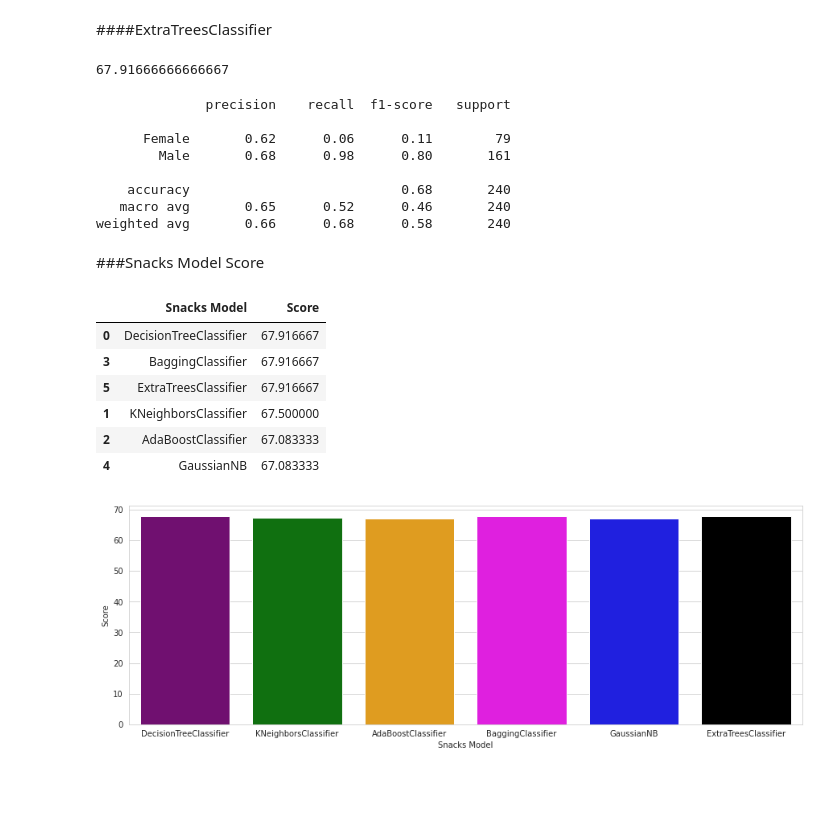
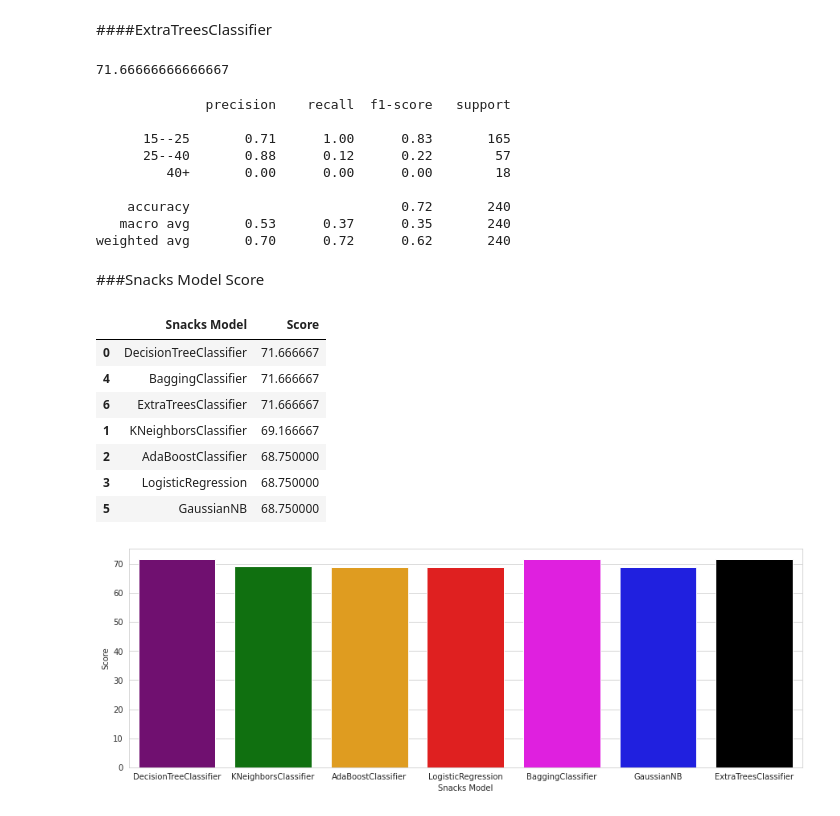
Before and after one commit to tofael950/Food, a Jupyter notebook: Food_Project_.ipynb, the cells around one changed output. Cells and saved outputs as stored; diff of their text form; code cells hidden in the pictures; blank space fills up the shorter version.

```diff
--- a/Food_Project_.ipynb
+++ b/Food_Project_.ipynb
@@ -199,0 +479,10 @@ Name: Age, dtype: int64
+# %%
+#Lunch Model Score
+colors = ["purple", "green", "orange","red" ,"magenta","blue","black"]
+
+sns.set_style("whitegrid")
+plt.figure(figsize=(15,5))
+plt.ylabel("Accuracy %")
+plt.xlabel("Algorithms")
+sns.barplot(x=models['Full Model'],y=models['Score'], palette=colors )
+plt.show()
@@ -1754,7 +2126,7 @@ for i in enumerate(Snacks_feature):
 # %%
 X = ds[[ 'Snacks-Fast_Food', 'Snacks-Tea_Coffee']]
 # %%
-y = ds[['Gender']]
+y = ds[['Age']]
 # %%
 from sklearn.model_selection import train_test_split
 X_train, X_test, y_train, y_test = train_test_split(X,y,test_size=0.2)
@@ -1891,0 +2269,6 @@ weighted avg       0.45      0.67      0.54       240
+# %%
+tre=LogisticRegression()
+tre.fit(X_train,y_train)
+pred_tre=tre.predict(X_test)
+accu_Logistic=accuracy_score(y_test , pred_tre)*100
+accu_Logistic
@@ -1942,45 +2341,47 @@ pred_tre=tre.predict(X_test)
 accu_Extratree=accuracy_score(y_test , pred_tre)*100
 accu_Extratree
 # %% [output]
-67.91666666666667
+71.66666666666667
 # %%
 print(classification_report(y_test,pred_tre))
 # %% [output]
               precision    recall  f1-score   support
 
-      Female       0.62      0.06      0.11        79
-        Male       0.68      0.98      0.80       161
+      15--25       0.71      1.00      0.83       165
+      25--40       0.88      0.12      0.22        57
+         40+       0.00      0.00      0.00        18
 
-    accuracy                           0.68       240
-   macro avg       0.65      0.52      0.46       240
-weighted avg       0.66      0.68      0.58       240
+    accuracy                           0.72       240
+   macro avg       0.53      0.37      0.35       240
+weighted avg       0.70      0.72      0.62       240
 # %% [markdown]
 ###Snacks Model Score
 # %%
 models = pd.DataFrame({
     'Snacks Model': ['DecisionTreeClassifier','KNeighborsClassifier',
-             'AdaBoostClassifier','BaggingClassifier','GaussianNB','ExtraTreesClassifier'],
-    'Score': [ accu_tree,accu_KNN,accu_Adaboost,accu_Bagging,accu_Gaussian,accu_Extratree]
+             'AdaBoostClassifier','LogisticRegression','BaggingClassifier','GaussianNB','ExtraTreesClassifier'],
+    'Score': [ accu_tree,accu_KNN,accu_Adaboost,accu_Logistic,accu_Bagging,accu_Gaussian,accu_Extratree]
 })
 
 models.sort_values(by = 'Score', ascending = False)
 # %% [output]
 |  | Snacks Model | Score |
-| 0 | DecisionTreeClassifier | 67.916667 |
-| 3 | BaggingClassifier | 67.916667 |
-| 5 | ExtraTreesClassifier | 67.916667 |
-| 1 | KNeighborsClassifier | 67.500000 |
-| 2 | AdaBoostClassifier | 67.083333 |
-| 4 | GaussianNB | 67.083333 |
+| 0 | DecisionTreeClassifier | 71.666667 |
+| 4 | BaggingClassifier | 71.666667 |
+| 6 | ExtraTreesClassifier | 71.666667 |
+| 1 | KNeighborsClassifier | 69.166667 |
+| 2 | AdaBoostClassifier | 68.750000 |
+| 3 | LogisticRegression | 68.750000 |
+| 5 | GaussianNB | 68.750000 |
 # %%
 #Dinner Model Score
-colors = ["purple", "green", "orange", "magenta","blue","black"]
+colors = ["purple", "green", "orange","red" ,"magenta","blue","black"]
 
 sns.set_style("whitegrid")
 plt.figure(figsize=(15,5))
 plt.ylabel("Accuracy %")
 plt.xlabel("Algorithms")
 sns.barplot(x=models['Snacks Model'],y=models['Score'], palette=colors )
 plt.show()
 # %% [output]
-[figure, old version]
+[figure, new version]
```
Also changed, not shown: parts of 146 cells of this notebook.
